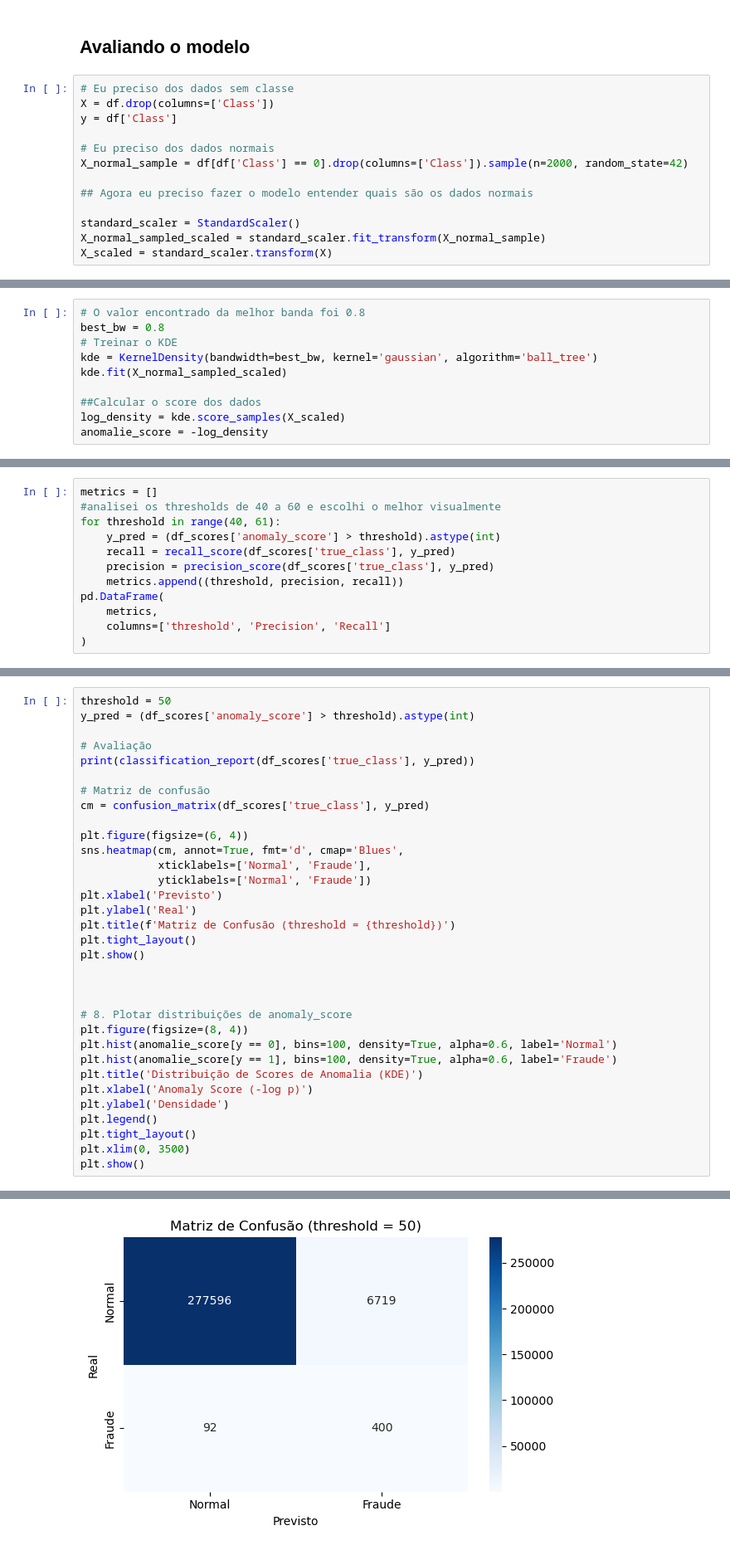
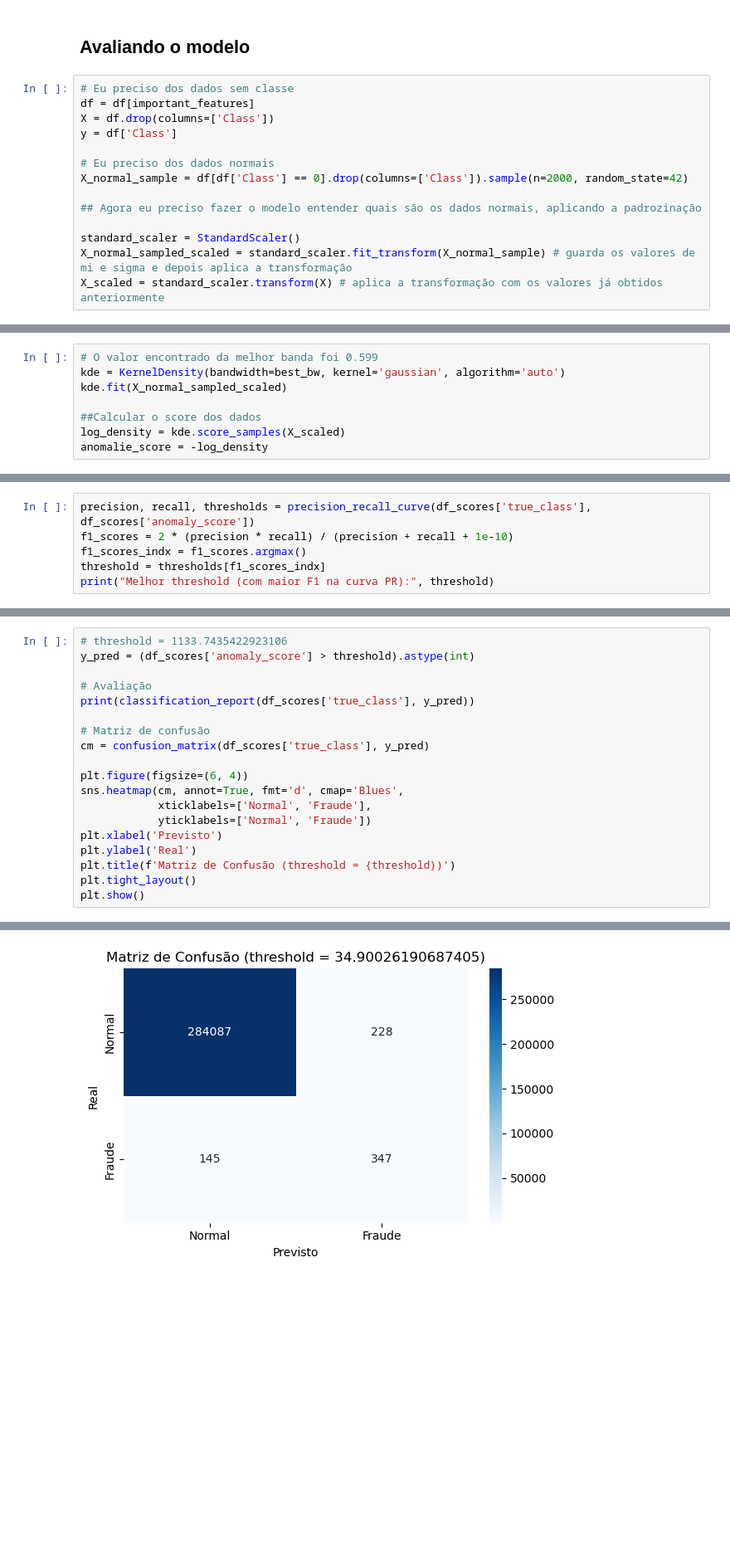
Before and after one commit to ra230537/portifolio-ia, a Jupyter notebook: Avaliação de crédito/Abordagem 1.ipynb, the cells around one changed output, grey strips where cells are left out. Shown at 83% size. Cells and saved outputs as stored; diff of their text form; blank space fills up the shorter version.

```diff
--- a/Avaliação de crédito/Abordagem 1.ipynb
+++ b/Avaliação de crédito/Abordagem 1.ipynb
@@ -93,16 +81,17 @@ Name: Class, dtype: float64
 ## Avaliando o modelo
 # %%
 # Eu preciso dos dados sem classe
+df = df[important_features]
 X = df.drop(columns=['Class'])
 y = df['Class']
 
 # Eu preciso dos dados normais
 X_normal_sample = df[df['Class'] == 0].drop(columns=['Class']).sample(n=2000, random_state=42)
 
-## Agora eu preciso fazer o modelo entender quais são os dados normais
+## Agora eu preciso fazer o modelo entender quais são os dados normais, aplicando a padrozinação
 
 standard_scaler = StandardScaler()
-X_normal_sampled_scaled = standard_scaler.fit_transform(X_normal_sample)
-X_scaled = standard_scaler.transform(X)
+X_normal_sampled_scaled = standard_scaler.fit_transform(X_normal_sample) # guarda os valores de mi e sigma e depois aplica a transformação
+X_scaled = standard_scaler.transform(X) # aplica a transformação com os valores já obtidos anteriormente
 # %%
 # Econtrar a melhor banda
@@ -120,8 +105,6 @@ print(f'melhor banda: {best_bw}')
 # %%
-# O valor encontrado da melhor banda foi 0.8
-best_bw = 0.8
-# Treinar o KDE
-kde = KernelDensity(bandwidth=best_bw, kernel='gaussian', algorithm='ball_tree')
+# O valor encontrado da melhor banda foi 0.599
+kde = KernelDensity(bandwidth=best_bw, kernel='gaussian', algorithm='auto')
 kde.fit(X_normal_sampled_scaled)
 
 ##Calcular o score dos dados
@@ -160,13 +143,7 @@ max     34102.797513         0.0
 # %%
-metrics = []
-#analisei os thresholds de 40 a 60 e escolhi o melhor visualmente
-for threshold in range(40, 61):
-    y_pred = (df_scores['anomaly_score'] > threshold).astype(int)
-    recall = recall_score(df_scores['true_class'], y_pred)
-    precision = precision_score(df_scores['true_class'], y_pred)
-    metrics.append((threshold, precision, recall))
-pd.DataFrame(
-    metrics,
-    columns=['threshold', 'Precision', 'Recall']
-)
+precision, recall, thresholds = precision_recall_curve(df_scores['true_class'], df_scores['anomaly_score'])
+f1_scores = 2 * (precision * recall) / (precision + recall + 1e-10)
+f1_scores_indx = f1_scores.argmax()
+threshold = thresholds[f1_scores_indx]
+print("Melhor threshold (com maior F1 na curva PR):", threshold)
 # %% [output]
@@ -190,5 +151,5 @@ pd.DataFrame(
 # %%
-threshold = 50
+# threshold = 1133.7435422923106
 y_pred = (df_scores['anomaly_score'] > threshold).astype(int)
 
 # Avaliação
@@ -206,20 +167,6 @@ plt.ylabel('Real')
 plt.title(f'Matriz de Confusão (threshold = {threshold})')
 plt.tight_layout()
 plt.show()
-
-
-
-# 8. Plotar distribuições de anomaly_score
-plt.figure(figsize=(8, 4))
-plt.hist(anomalie_score[y == 0], bins=100, density=True, alpha=0.6, label='Normal')
-plt.hist(anomalie_score[y == 1], bins=100, density=True, alpha=0.6, label='Fraude')
-plt.title('Distribuição de Scores de Anomalia (KDE)')
-plt.xlabel('Anomaly Score (-log p)')
-plt.ylabel('Densidade')
-plt.legend()
-plt.tight_layout()
-plt.xlim(0, 3500)
-plt.show()
 # %% [output]
               precision    recall  f1-score   support
 
@@ -232 +179 @@ weighted avg       1.00      0.98      0.99    284807
-[figure, old version]
+[figure, new version]
```
Also changed, not shown: parts of 9 cells of this notebook, 22 other files.
